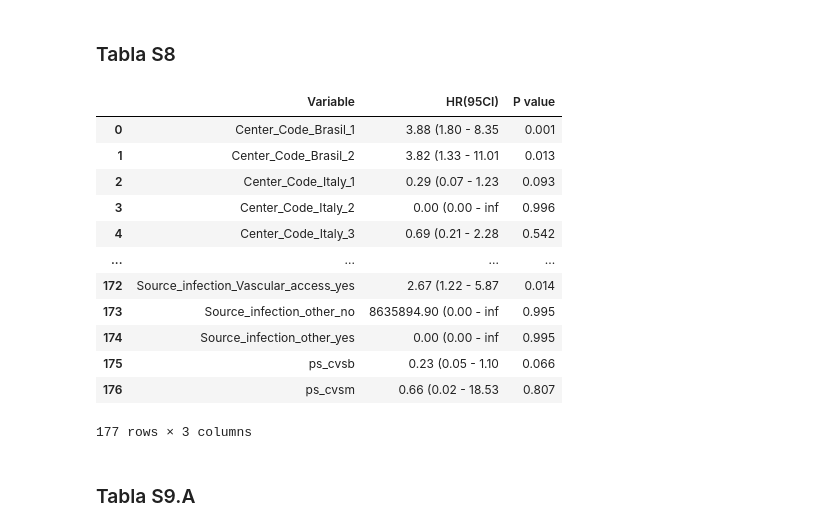
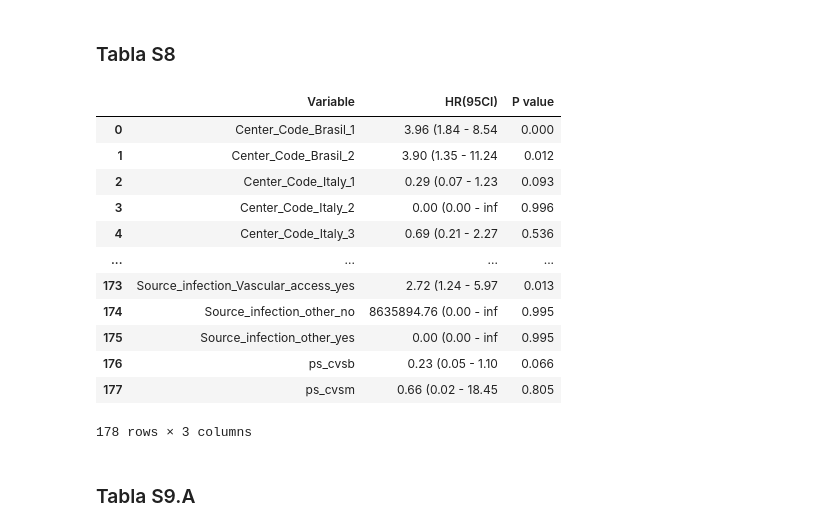
Before and after one commit to JuantonioMS/pystats_utils_base, a Jupyter notebook: test.ipynb, the cells around one changed output. Saved outputs shown, nothing was run; the diff lists cells and outputs as text; code cells hidden in the pictures.

```diff
--- a/test.ipynb
+++ b/test.ipynb
@@ -513,34 +513,34 @@ result
 # %%
 import pandas as pd
 
-dataframe = pd.read_excel("./test/database/database_ps.xlsx")
+dataframe = pd.read_excel("./test/database/database.xlsx")
 workDataframe = dataframe[dataframe["Cohort_Treatment"] == "yes"]
 
 from pystats_utils.pipeline import CoxExploration
 
 
 result = CoxExploration(dataframe = workDataframe,
                         eventVariable = "Mortality_31d",
-                        timeVariable = "Time2death_31d",
+                        timeVariable = "Time2death_31d_alt",
                         excludedVariables = ["Pt", "Caso_REC_3digitos",
                                              "Center"]).run()
 
 result.to_excel("tabla_S8_raw.xlsx")
 result
 # %% [output]
 |  | Variable | HR(95CI) | P value |
-| 0 | Center_Code_Brasil_1 | 3.88 (1.80 - 8.35 | 0.001 |
-| 1 | Center_Code_Brasil_2 | 3.82 (1.33 - 11.01 | 0.013 |
+| 0 | Center_Code_Brasil_1 | 3.96 (1.84 - 8.54 | 0.000 |
+| 1 | Center_Code_Brasil_2 | 3.90 (1.35 - 11.24 | 0.012 |
 | 2 | Center_Code_Italy_1 | 0.29 (0.07 - 1.23 | 0.093 |
 | 3 | Center_Code_Italy_2 | 0.00 (0.00 - inf | 0.996 |
-| 4 | Center_Code_Italy_3 | 0.69 (0.21 - 2.28 | 0.542 |
+| 4 | Center_Code_Italy_3 | 0.69 (0.21 - 2.27 | 0.536 |
 | ... | ... | ... | ... |
-| 172 | Source_infection_Vascular_access_yes | 2.67 (1.22 - 5.87 | 0.014 |
-| 173 | Source_infection_other_no | 8635894.90 (0.00 - inf | 0.995 |
-| 174 | Source_infection_other_yes | 0.00 (0.00 - inf | 0.995 |
-| 175 | ps_cvsb | 0.23 (0.05 - 1.10 | 0.066 |
-| 176 | ps_cvsm | 0.66 (0.02 - 18.53 | 0.807 |
+| 173 | Source_infection_Vascular_access_yes | 2.72 (1.24 - 5.97 | 0.013 |
+| 174 | Source_infection_other_no | 8635894.76 (0.00 - inf | 0.995 |
+| 175 | Source_infection_other_yes | 0.00 (0.00 - inf | 0.995 |
+| 176 | ps_cvsb | 0.23 (0.05 - 1.10 | 0.066 |
+| 177 | ps_cvsm | 0.66 (0.02 - 18.45 | 0.805 |
-177 rows × 3 columns
+178 rows × 3 columns
 # %% [markdown]
 ### Tabla S9.A
 # %%
```
Also changed, not shown: parts of 21 cells of this notebook, 5 other files.
